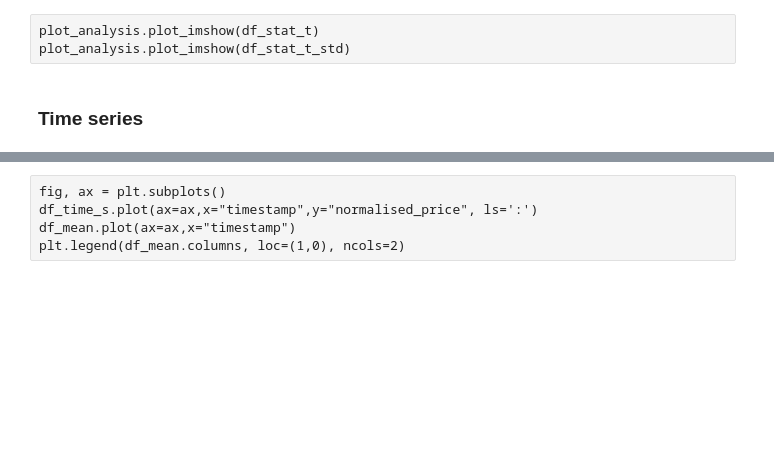
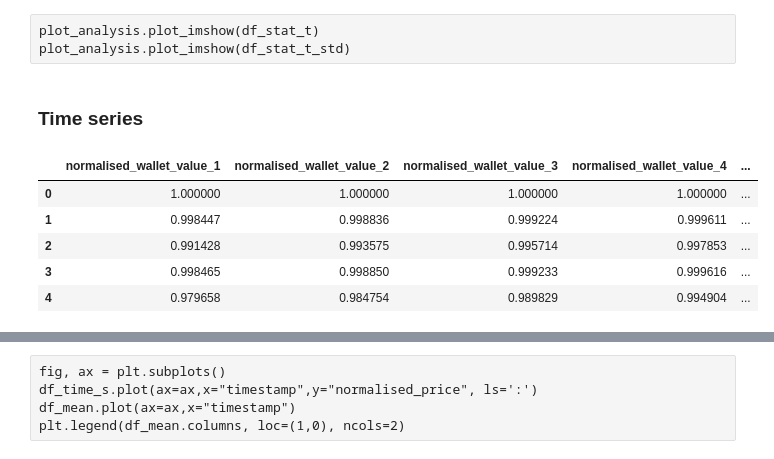
Before and after one commit to janalbertviljoen/Trading_Bot, a Jupyter notebook: optimise_strategies.ipynb, the cells around one changed output, grey strips where cells are left out. Drawn from its saved outputs; the diff is of its cells as text; code cells hidden in the pictures; blank space fills up the shorter version.

```diff
--- a/optimise_strategies.ipynb
+++ b/optimise_strategies.ipynb
@@ -105,3 +101,5 @@ plot_analysis.plot_imshow(df_stat_t)
 plot_analysis.plot_imshow(df_stat_t_std)
 # %% [markdown]
 ### Time series
+# %%
+albi = PromisedLandExplorer(koudie)
@@ -108,5 +108,14 @@ plot_analysis.plot_imshow(df_stat_t_std)
 # %%
-normalised_wallet = df_time_top.columns[df_time_top.columns.str.contains("normalised_wallet")]
+normalised_wallet = albi.df_ts_norm
+# %%
+normalised_wallet.head()
+# %% [output]
+|  | normalised_wallet_value_1 | normalised_wallet_value_2 | normalised_wallet_value_3 | normalised_wallet_value_4 | ... |
+| 0 | 1.000000 | 1.000000 | 1.000000 | 1.000000 | ... |
+| 1 | 0.998447 | 0.998836 | 0.999224 | 0.999611 | ... |
+| 2 | 0.991428 | 0.993575 | 0.995714 | 0.997853 | ... |
+| 3 | 0.998465 | 0.998850 | 0.999233 | 0.999616 | ... |
+| 4 | 0.979658 | 0.984754 | 0.989829 | 0.994904 | ... |
 # %%
 list_tc = list(df_sp["trade_fraction_cash"].value_counts().index)
 # %%
```
Also changed, not shown: parts of 15 cells of this notebook, 1 other file.
